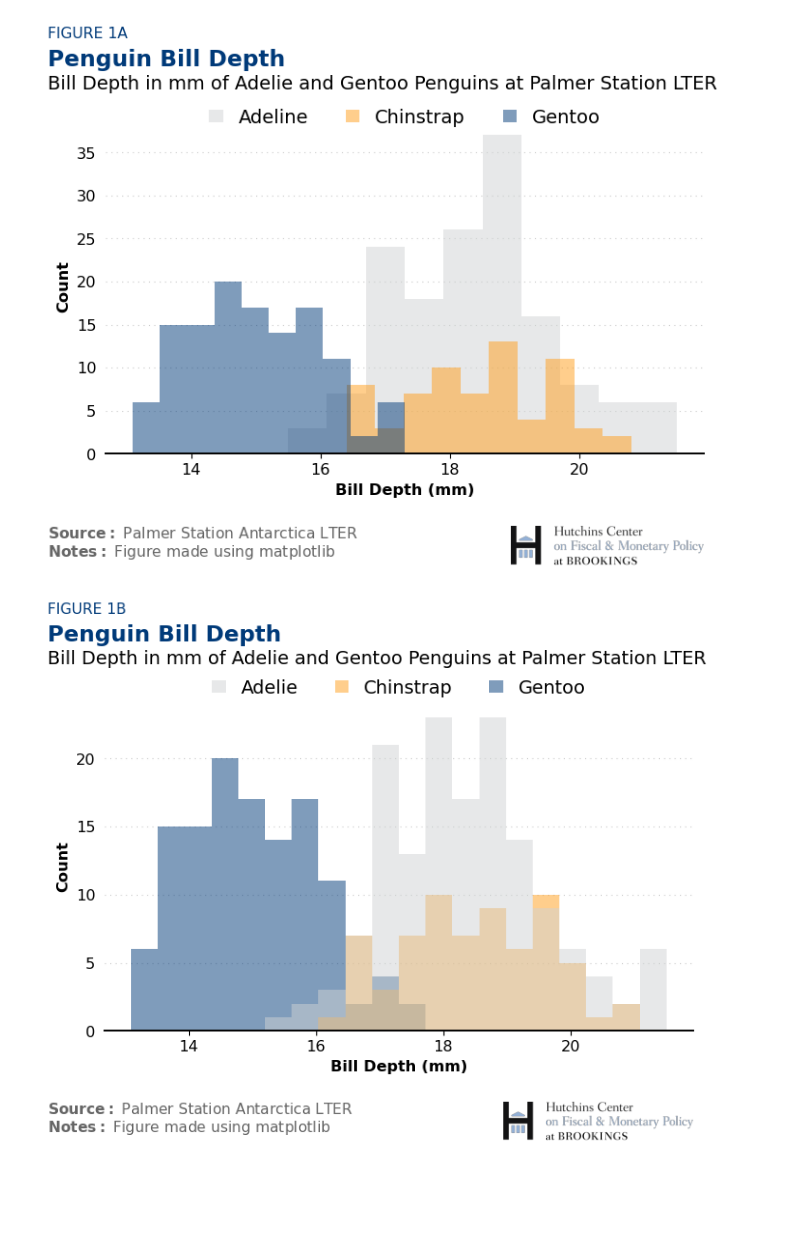
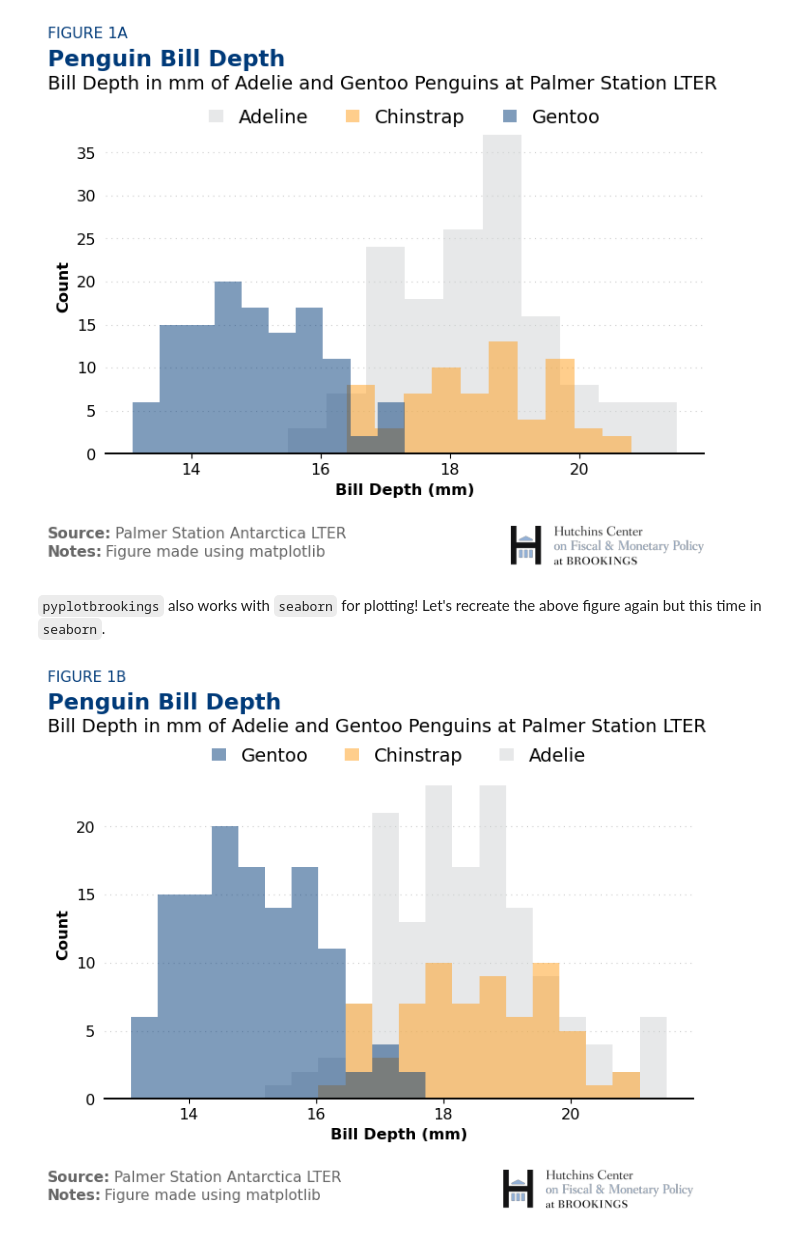
Before and after one commit to Adam-Sedlak-Brookings/pyplotbrookings, a Jupyter notebook: Examples.ipynb, the cells around one changed output. Cells and saved outputs as stored; diff of their text form; code cells hidden in the pictures; blank space fills up the shorter version.

```diff
--- a/Examples.ipynb
+++ b/Examples.ipynb
@@ -11,6 +13,6 @@ penguins = sns.load_dataset("penguins")
 # %%
 # Setting brand colors for current plot
-ppb.set_palette('brand2', reverse=False)
+ppb.set_palette('brand2', reverse=True)
 
 # Plotting histograms
 plt.hist(penguins[penguins['species'] == 'Adelie']['bill_depth_mm'], alpha=0.5, label='Adeline')
@@ -22,23 +24,36 @@ plt.xlabel('Bill Depth (mm)')
 plt.ylabel('Count')
 
 # Adding Brookings titles and logos
-ppb.add_title(title='Penguin Bill Depth', subtitle='Bill Depth in mm of Adelie and Gentoo Penguins at Palmer Station LTER',
-          tag='FIGURE 1A', source='Palmer Station Antarctica LTER', notes='Figure made using matplotlib')
+ppb.add_title(title='Penguin Bill Depth',
+              subtitle='Bill Depth in mm of Adelie and Gentoo Penguins at Palmer Station LTER',
+              tag='FIGURE 1A',
+              source='Palmer Station Antarctica LTER',
+              notes='Figure made using matplotlib')
+# Adding the Hutchins logo
 ppb.add_logo('hc')
 # %% [output]
-[figure, old version]
+[figure, new version]
+# %% [markdown]
+`pyplotbrookings` also works with `seaborn` for plotting! Let's recreate the above figure again but this time in `seaborn`.
 # %%
-# Creating the same histogram but with seaborn
-ax = sns.histplot(data=penguins, x='bill_depth_mm', hue='species',
-                  palette=ppb.palettes['brand2'], bins=20)
-
+# Reversing data to get the correct z-order ordering of plots
+ax = sns.histplot(data=penguins.iloc[::-1],
+                  x='bill_depth_mm',
+                  hue='species',
+                  # Setting the plot palette to Brookings brand2
+                  palette=ppb.palettes['brand2'],
+                  bins=20)
+# Moving the legend in seaborn to the top
 sns.move_legend(ax, "lower center", bbox_to_anchor=(.5, 1.05), ncol=3, title=None, frameon=False)
 plt.xlabel('Bill Depth (mm)')
 
 # Adding Brookings titles and logos
-ppb.add_title(title='Penguin Bill Depth', subtitle='Bill Depth in mm of Adelie and Gentoo Penguins at Palmer Station LTER',
-              tag='FIGURE 1B', source='Palmer Station Antarctica LTER', notes='Figure made using matplotlib',
+ppb.add_title(title='Penguin Bill Depth',
+              subtitle='Bill Depth in mm of Adelie and Gentoo Penguins at Palmer Station LTER',
+              tag='FIGURE 1B',
+              source='Palmer Station Antarctica LTER',
+              notes='Figure made using matplotlib',
               title_pad=2)
 ppb.add_logo('hc')
 # %% [output]
-[figure, old version]
+[figure, new version]
```
Also changed, not shown: parts of 13 cells of this notebook, 3 other files.
